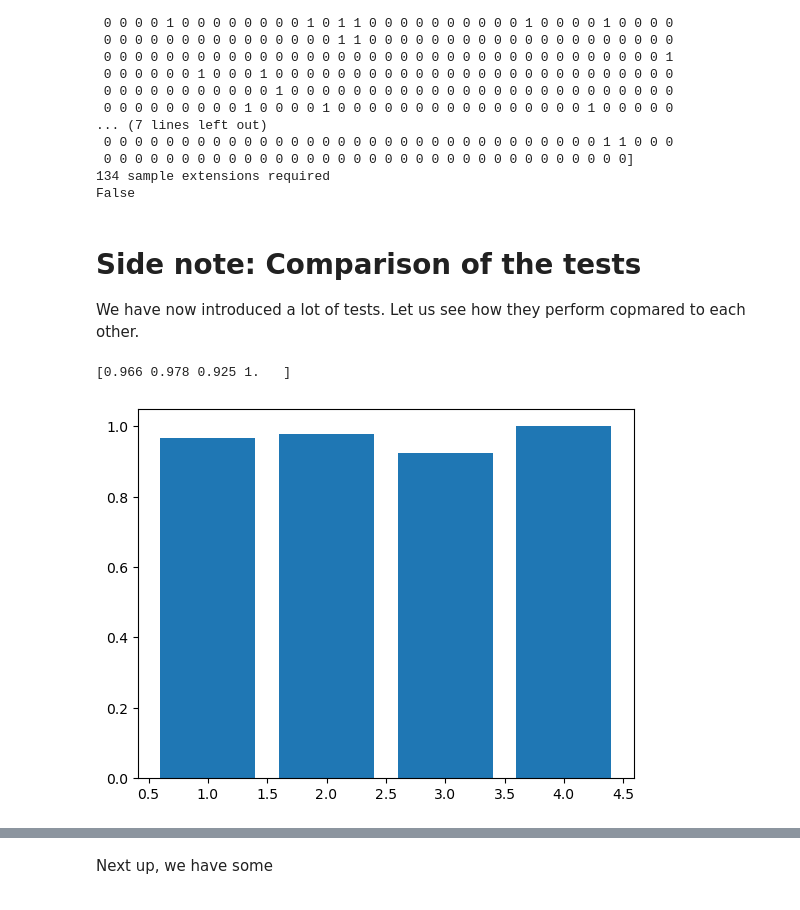
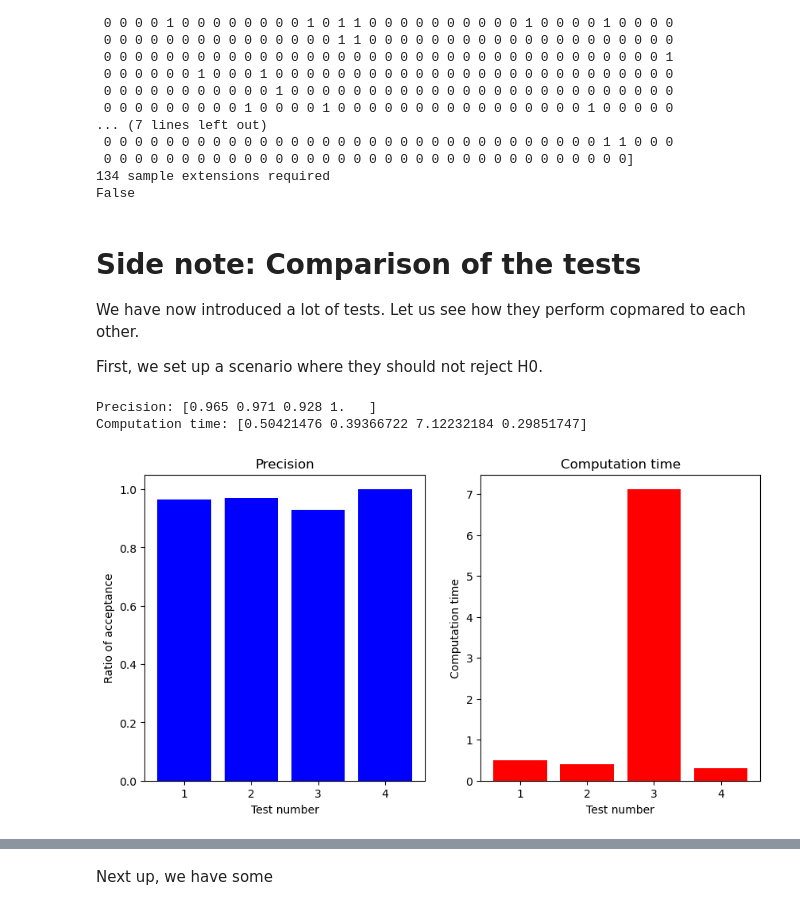
Before and after one commit to PrinceOfCzechia/sequential-test-sim, a Jupyter notebook: notebook.ipynb, the cells around one changed output, grey strips where cells are left out. Drawn from its saved outputs; the diff is of its cells as text; code cells hidden in the pictures.

Commit message:
improved test comparison

```diff
--- a/notebook.ipynb
+++ b/notebook.ipynb
@@ -454,40 +454,69 @@ False
 # Side note: Comparison of the tests
 
 We have now introduced a lot of tests. Let us see how they perform copmared to each other.
+
+First, we set up a scenario where they should not reject H0.
 # %%
+import time
+
 p = 0.10
 
 p0 = 0.10
-p1 = 0.15
+p1 = 0.11
 
 alpha = 0.05
 beta = 0.05
 
 a = math.log( (1-beta) / alpha )
 b = math.log( beta / (1-alpha) )
 
 ha = a / math.log( (p1*(1-p0)) / (p0*(1-p1)) )
 hb = b / math.log( (p1*(1-p0)) / (p0*(1-p1)) )
 
 s = math.log( (1-p0)/(1-p1) ) / math.log( (p1*(1-p0)) / (p0*(1-p1)) )
 
+start_t1 = time.time()
 arr_res1 = np.array( [ test1( eval_k( n = 100, p0 = p0, alpha = 0.05) ) for _ in range(1000) ] )
+start_t2 = time.time()
 arr_res2 = np.array( [ test2( n1 = 50, n2 = 50, alpha = 0.05, p0 = p0, p1 = p1 ) for _ in range(1000) ] )
-arr_res3 = np.array( [ test3( n =20, N = 100, p0 = p0, alpha = 0.05 ) for _ in range(1000) ] )
+start_t3 = time.time()
+arr_res3 = np.array( [ test3( n =50, N = 100, p0 = p0, alpha = 0.05 ) for _ in range(1000) ] )
+start_t4 = time.time()
 arr_res4 = np.array( [ test4( p = 0.10, n_init = 20, n_add = 1 ) for _ in range(1000) ] )
+end_t = time.time()
 
 y1 = ( 1000 - np.sum( arr_res1 ) ) / 1000
 y2 = ( 1000 - np.sum( arr_res2 ) ) / 1000
 y3 = ( 1000 - np.sum( arr_res3 ) ) / 1000
 y4 = ( 1000 - np.sum( arr_res4 ) ) / 1000
 
 arr_x = np.array( [ 1, 2, 3, 4 ] )
 arr_y = np.array( [ y1, y2, y3, y4 ] )
+arr_t = np.array( [
+    start_t2 - start_t1,
+    start_t3 - start_t2,
+    start_t4 - start_t3,
+    end_t - start_t4
+] )
 
-print( arr_y )
+print( 'Precision:', arr_y )
+print( 'Computation time:', arr_t )
 
-plt.bar( arr_x, arr_y )
+
+fig, axs = plt.subplots( 1, 2, figsize=(10, 5) )
+
+axs[0].bar( arr_x, arr_y, color='blue' )
+axs[0].set_title( 'Precision' )
+axs[0].set_xlabel( 'Test number' )
+axs[0].set_ylabel( 'Ratio of acceptance' )
+
+axs[1].bar( arr_x, arr_t, color='red' )
+axs[1].set_title( 'Computation time' )
+axs[1].set_xlabel( 'Test number' )
+axs[1].set_ylabel( 'Computation time' )
+
 plt.show()
 # %% [output]
-[0.966 0.978 0.925 1.   ]
+Precision: [0.965 0.971 0.928 1.   ]
+Computation time: [0.50421476 0.39366722 7.12232184 0.29851747]
-[figure, old version]
+[figure, new version]
```
Also changed, not shown: parts of 2 cells of this notebook.
